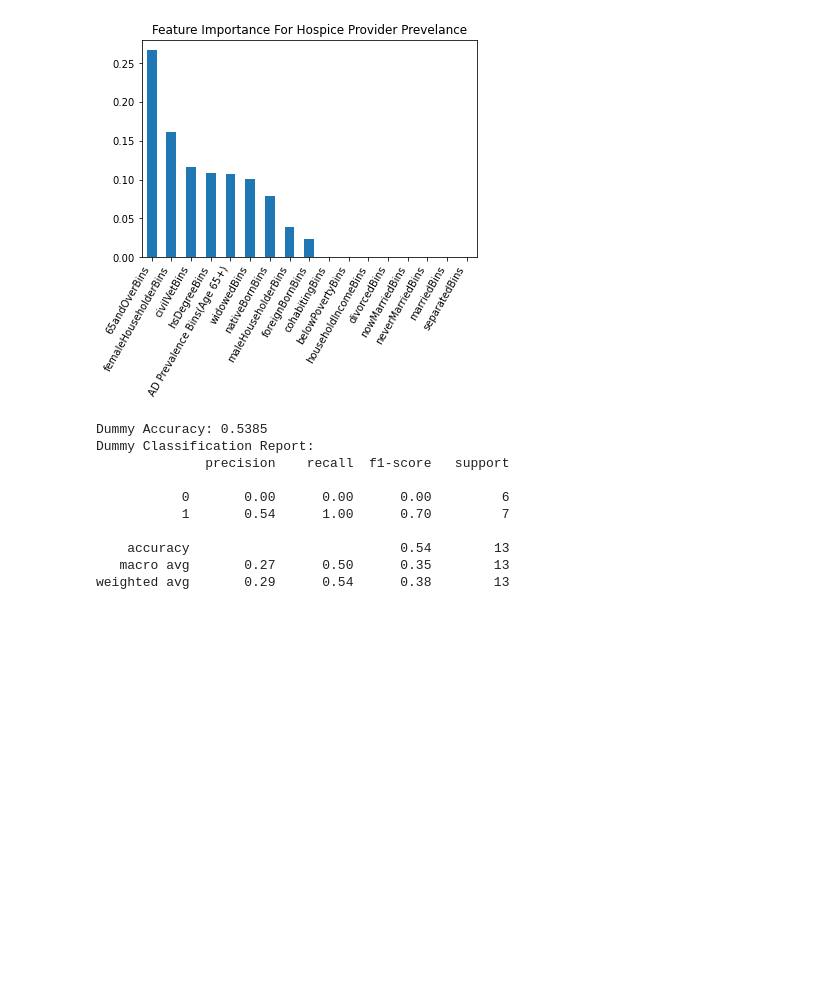
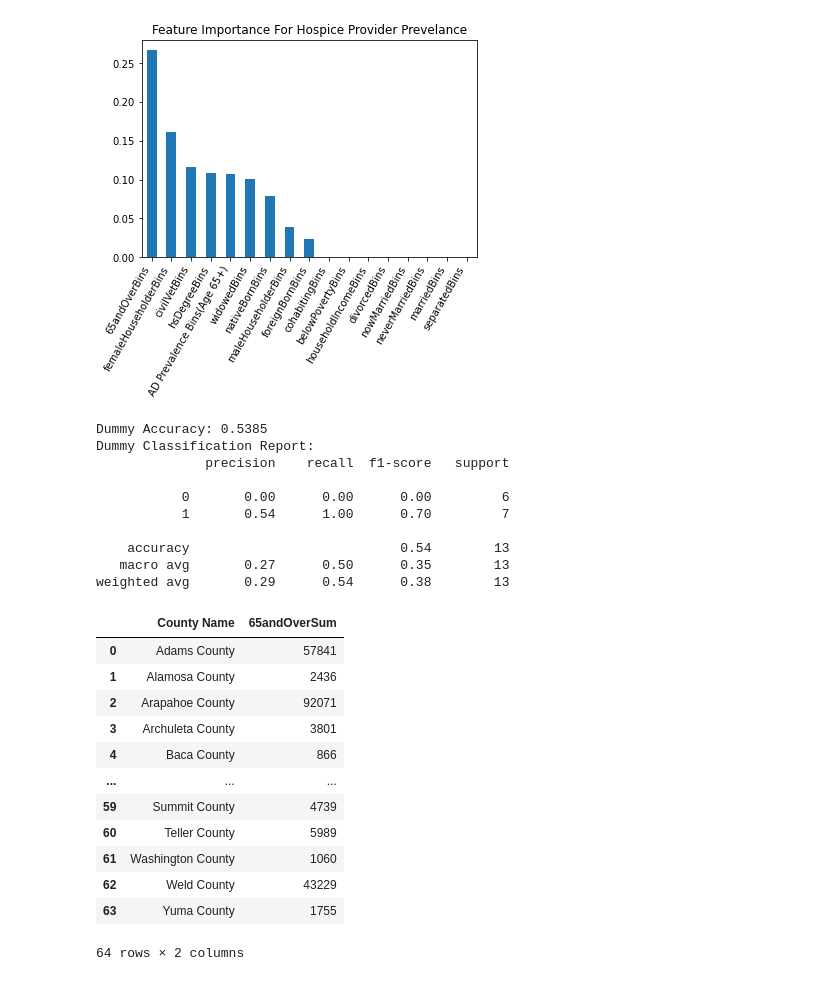
Before and after one commit to erinbest017/COMP4447Hospice, a Jupyter notebook: Code/hospiceMLCounty.ipynb, the cells around one changed output. Saved outputs shown, nothing was run; the diff lists cells and outputs as text; code cells hidden in the pictures; blank space fills up the shorter version.

```diff
--- a/Code/hospiceMLCounty.ipynb
+++ b/Code/hospiceMLCounty.ipynb
@@ -1088,3 +1088,20 @@ Dummy Classification Report:
     accuracy                           0.54        13
    macro avg       0.27      0.50      0.35        13
 weighted avg       0.29      0.54      0.38        13
+# %%
+merged65andOver = pd.read_pickle('merged65andOver.pkl')
+merged65andOver
+# %% [output]
+|  | County Name | 65andOverSum |
+| 0 | Adams County | 57841 |
+| 1 | Alamosa County | 2436 |
+| 2 | Arapahoe County | 92071 |
+| 3 | Archuleta County | 3801 |
+| 4 | Baca County | 866 |
+| ... | ... | ... |
+| 59 | Summit County | 4739 |
+| 60 | Teller County | 5989 |
+| 61 | Washington County | 1060 |
+| 62 | Weld County | 43229 |
+| 63 | Yuma County | 1755 |
+64 rows × 2 columns
```
Also changed, not shown: parts of 3 cells of this notebook, 1 other file.
